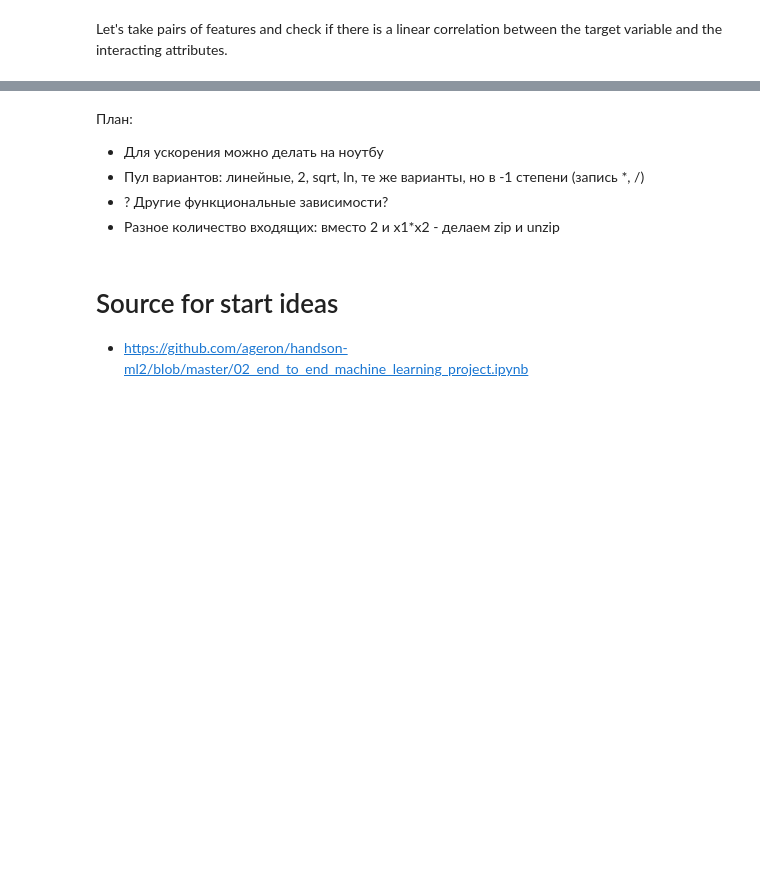
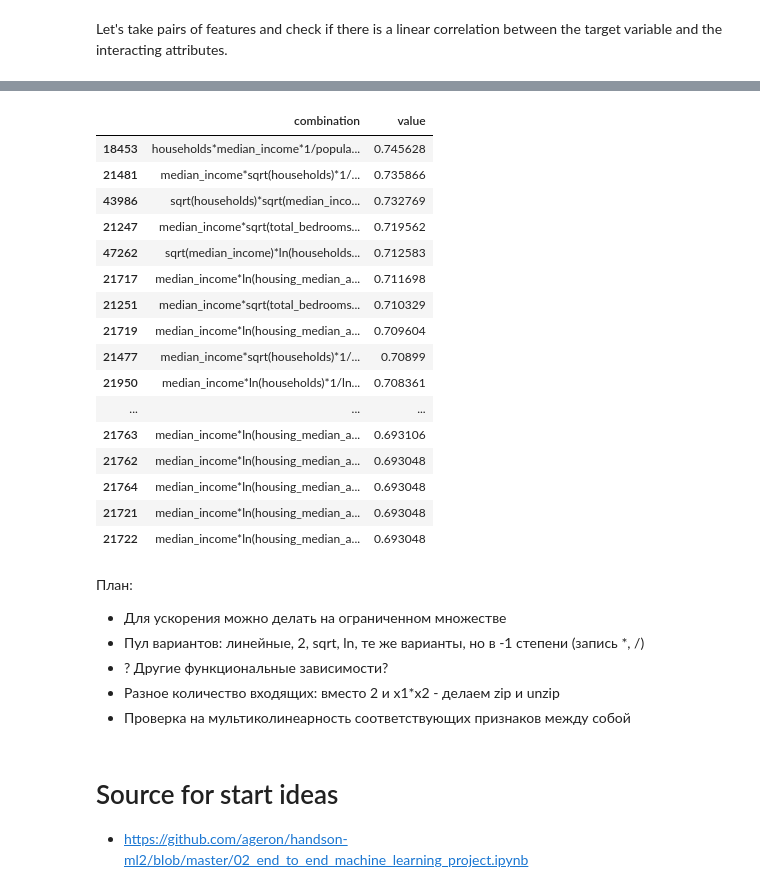
Before and after one commit to matyushkin/competitions, a Jupyter notebook: pipelines/regression/regression.ipynb, the cells around one changed output, grey strips where cells are left out. Saved outputs shown, nothing was run; the diff lists cells and outputs as text; code cells hidden in the pictures; blank space fills up the shorter version.

```diff
--- a/pipelines/regression/regression.ipynb
+++ b/pipelines/regression/regression.ipynb
@@ -231,0 +257,6 @@ longitude*latitude 0.10452366621328936
+# %%
+add_power_transformation(df_tr, numeric_cols)
+add_log_transformation(df_tr, numeric_cols)
+add_tanh_transformation(df_tr, numeric_cols)
+add_hyperbolic_transformation(df_tr, df_tr.columns)
+df_tr = df_tr.dropna(axis=1, how='all')
@@ -231,0 +269,28 @@ longitude*latitude 0.10452366621328936
+# %%
+%%time
+## важно: нет смысла рассматривать перемножение обратных к себе же, т.е. 1/a*a
+
+import numpy.ma as ma
+
+y = ma.masked_invalid(df[target_name])
+d = {'combination': [],
+     'value': []}
+
+for col in df[numeric_cols]:
+    d['combination'].append(col)
+    d['value'].append(ma.corrcoef(df[col], y)[0, 1])
+
+for col0, col1 in itertools.combinations(df_tr.columns, 2):
+    x0 = ma.masked_invalid(df_tr[col0])
+    x1 = ma.masked_invalid(df_tr[col1])
+    d['combination'].append(f"{col0}*{col1}")
+    d['value'].append(ma.corrcoef(x0*x1, y)[0, 1])
+
+for col0, col1, col2 in itertools.combinations(df_tr.columns, 3):
+    x0 = ma.masked_invalid(df_tr[col0])
+    x1 = ma.masked_invalid(df_tr[col1])
+    x2 = ma.masked_invalid(df_tr[col2])
+    d['combination'].append(f"{col0}*{col1}*{col2}")
+    d['value'].append(ma.corrcoef(x0*x1*x2, y)[0, 1])
+
+df_corr = pd.DataFrame(d)
@@ -232,9 +300,33 @@ longitude*latitude 0.10452366621328936
+# %%
+df_corr = pd.DataFrame(d)
+# %%
+df_corr.value = df_corr.value.abs()
+df_corr.sort_values(by=['value'], ascending=False).head(50)
+# %% [output]
+|  | combination | value |
+| 18453 | households*median_income*1/popula... | 0.745628 |
+| 21481 | median_income*sqrt(households)*1/... | 0.735866 |
+| 43986 | sqrt(households)*sqrt(median_inco... | 0.732769 |
+| 21247 | median_income*sqrt(total_bedrooms... | 0.719562 |
+| 47262 | sqrt(median_income)*ln(households... | 0.712583 |
+| 21717 | median_income*ln(housing_median_a... | 0.711698 |
+| 21251 | median_income*sqrt(total_bedrooms... | 0.710329 |
+| 21719 | median_income*ln(housing_median_a... | 0.709604 |
+| 21477 | median_income*sqrt(households)*1/... | 0.70899 |
+| 21950 | median_income*ln(households)*1/ln... | 0.708361 |
+| ... | ... | ... |
+| 21763 | median_income*ln(housing_median_a... | 0.693106 |
+| 21762 | median_income*ln(housing_median_a... | 0.693048 |
+| 21764 | median_income*ln(housing_median_a... | 0.693048 |
+| 21721 | median_income*ln(housing_median_a... | 0.693048 |
+| 21722 | median_income*ln(housing_median_a... | 0.693048 |
 # %% [markdown]
 План:
-- Для ускорения можно делать на ноутбу
+- Для ускорения можно делать на ограниченном множестве
 - Пул вариантов: линейные, 2, sqrt, ln, те же варианты, но в -1 степени (запись *, /)
 - ? Другие функциональные зависимости?
 - Разное количество входящих: вместо 2 и x1*x2 - делаем zip и unzip
+- Проверка на мультиколинеарность соответствующих признаков между собой
 # %% [markdown]
 # Source for start ideas
 - https://github.com/ageron/handson-ml2/blob/master/02_end_to_end_machine_learning_project.ipynb
```
Also changed, not shown: parts of 11 cells of this notebook.
